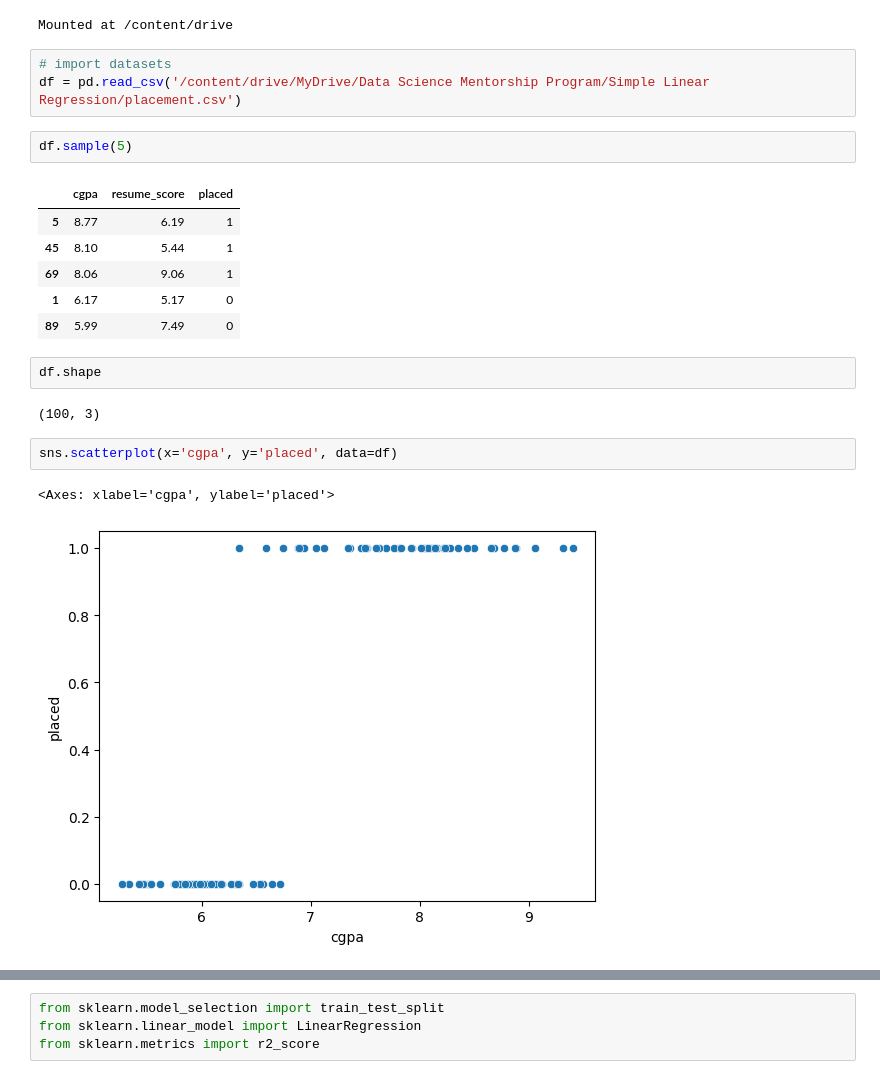
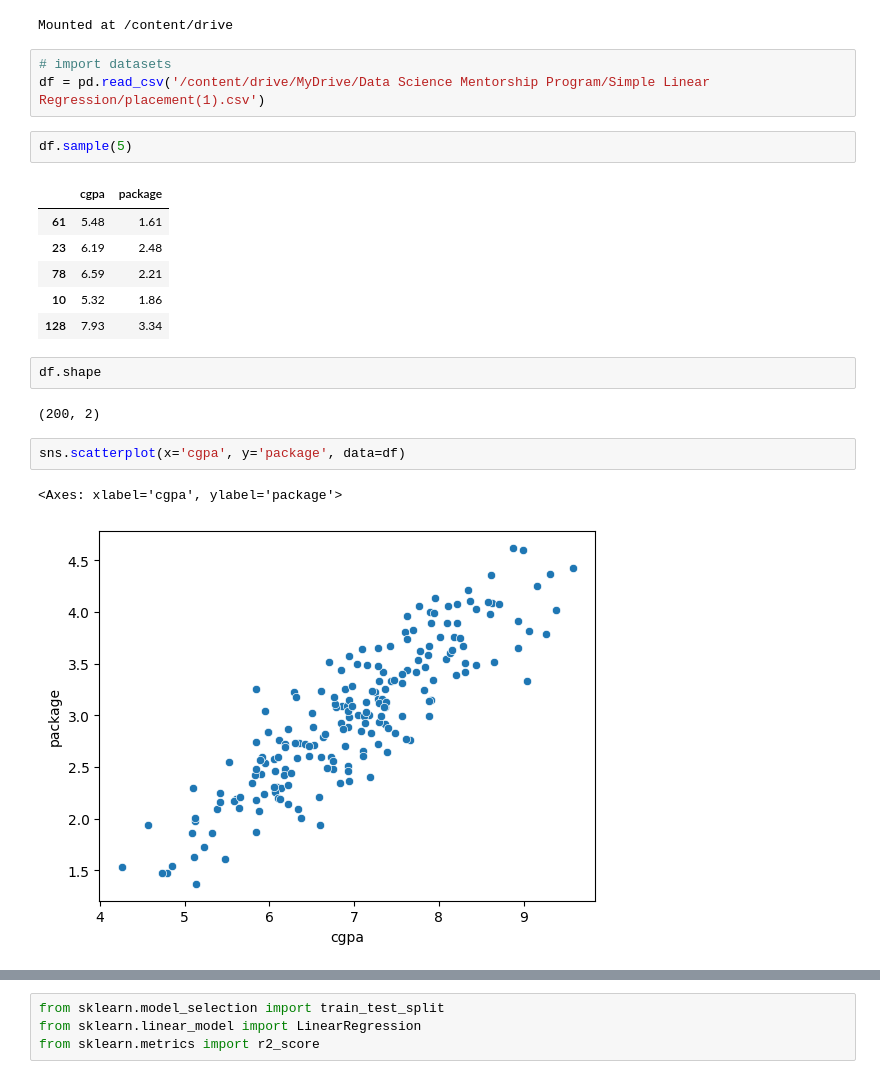
Before and after one commit to San-desh17/Simple-Linear-Regression, a Jupyter notebook: Simple_linear_regression.ipynb, the cells around one changed output, grey strips where cells are left out. Cells and saved outputs as stored; diff of their text form.

```diff
--- a/Simple_linear_regression.ipynb
+++ b/Simple_linear_regression.ipynb
@@ -14,22 +14,22 @@ drive.mount('/content/drive')
 Mounted at /content/drive
 # %%
 # import datasets
-df = pd.read_csv('/content/drive/MyDrive/Data Science Mentorship Program/Simple Linear Regression/placement.csv')
+df = pd.read_csv('/content/drive/MyDrive/Data Science Mentorship Program/Simple Linear Regression/placement(1).csv')
 # %%
 df.sample(5)
 # %% [output]
-|  | cgpa | resume_score | placed |
-| 5 | 8.77 | 6.19 | 1 |
-| 45 | 8.10 | 5.44 | 1 |
-| 69 | 8.06 | 9.06 | 1 |
-| 1 | 6.17 | 5.17 | 0 |
-| 89 | 5.99 | 7.49 | 0 |
+|  | cgpa | package |
+| 61 | 5.48 | 1.61 |
+| 23 | 6.19 | 2.48 |
+| 78 | 6.59 | 2.21 |
+| 10 | 5.32 | 1.86 |
+| 128 | 7.93 | 3.34 |
 # %%
 df.shape
 # %% [output]
-(100, 3)
+(200, 2)
 # %%
-sns.scatterplot(x='cgpa', y='placed', data=df)
+sns.scatterplot(x='cgpa', y='package', data=df)
 # %% [output]
-<Axes: xlabel='cgpa', ylabel='placed'>
+<Axes: xlabel='cgpa', ylabel='package'>
-[figure, old version]
+[figure, new version]
```
Also changed, not shown: parts of 15 cells of this notebook.
